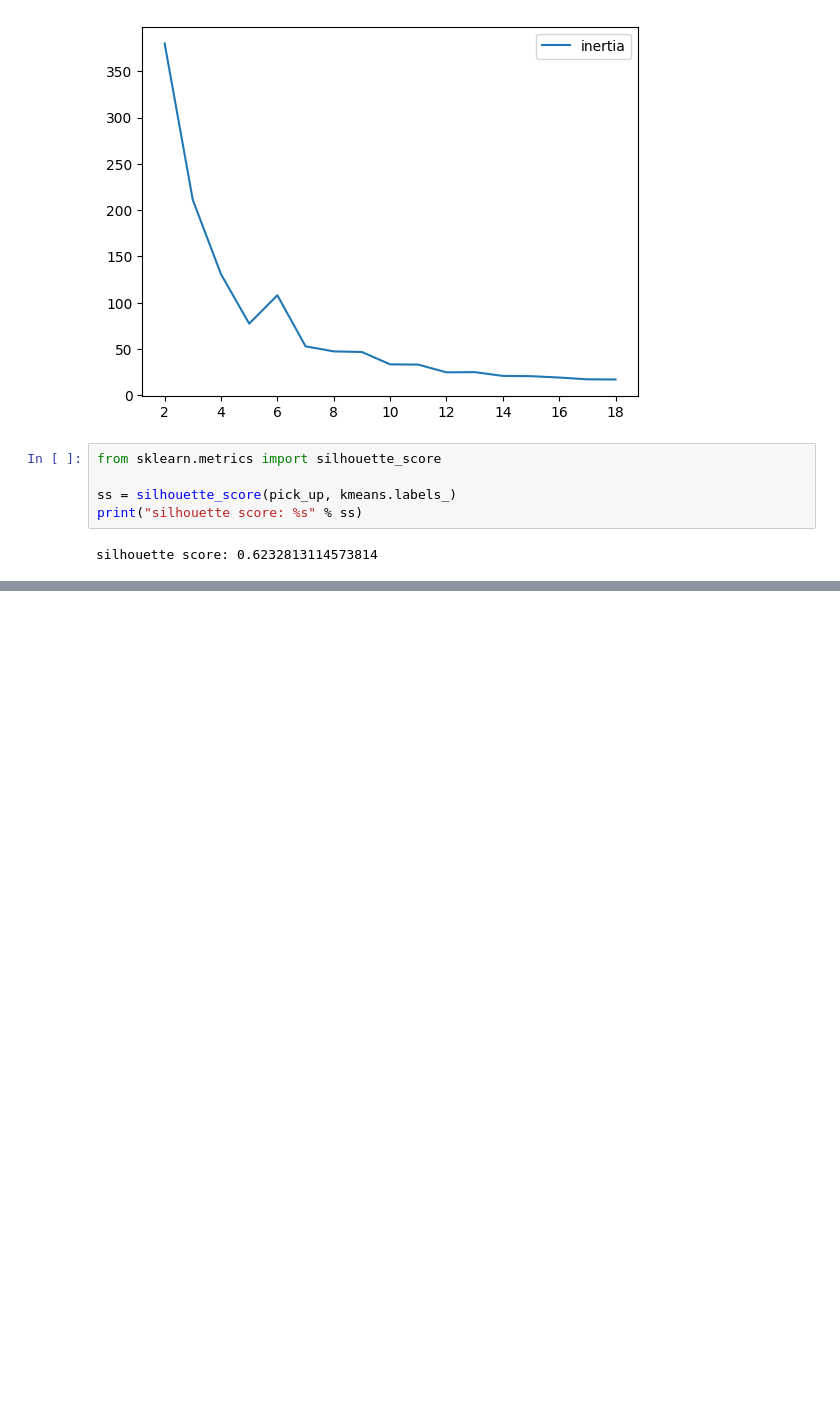
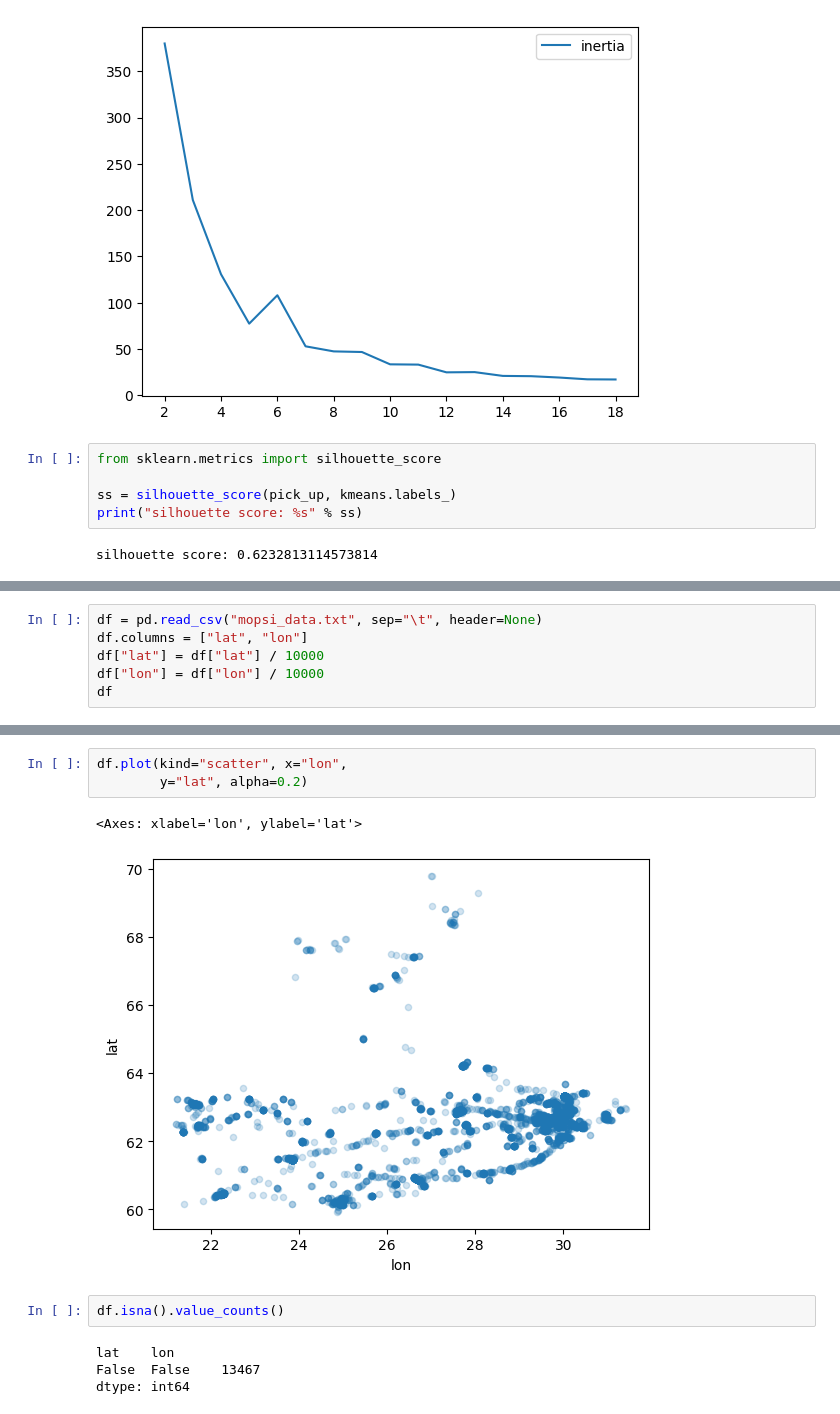
Before and after one commit to USFCA-CS663-Spring2024/kmeans-TingxuanLin, a Jupyter notebook: Assignment 2 - Clustering.ipynb, the cells around one changed output, grey strips where cells are left out. Drawn from its saved outputs; the diff is of its cells as text; blank space fills up the shorter version.

```diff
--- a/Assignment 2 - Clustering.ipynb
+++ b/Assignment 2 - Clustering.ipynb
@@ -355,0 +364,6 @@ silhouette score: 0.6232813114573814
+# %%
+df = pd.read_csv("mopsi_data.txt", sep="\t", header=None)
+df.columns = ["lat", "lon"]
+df["lat"] = df["lat"] / 10000
+df["lon"] = df["lon"] / 10000
+df
@@ -355,0 +408,12 @@ silhouette score: 0.6232813114573814
+# %%
+df.plot(kind="scatter", x="lon",
+        y="lat", alpha=0.2)
+# %% [output]
+<Axes: xlabel='lon', ylabel='lat'>
+[figure, added]
+# %%
+df.isna().value_counts()
+# %% [output]
+lat    lon
+False  False    13467
+dtype: int64
```
Also changed, not shown: parts of 9 cells of this notebook, 1 other file.
